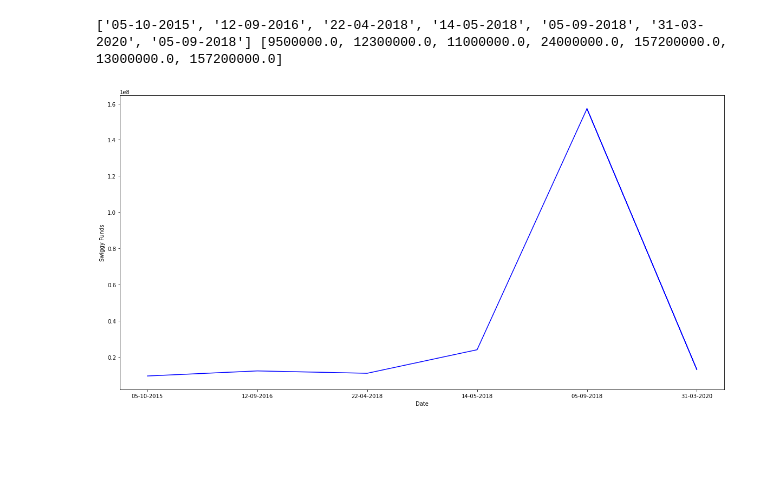
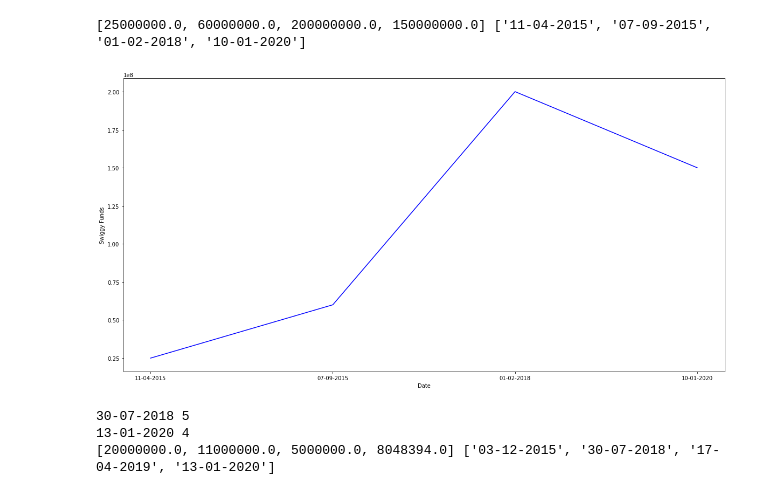
Before and after one commit to rahul9115/internship, a Jupyter notebook: analysis.ipynb, the cells around one changed output. Saved outputs shown, nothing was run; the diff lists cells and outputs as text; code cells hidden in the pictures; blank space fills up the shorter version.

```diff
--- a/analysis.ipynb
+++ b/analysis.ipynb
@@ -37,6 +26,8 @@ def plot(x1,y1,x,y):
     x2=[]
     date=''
     for i in y:
+        if i=="undisclosed":
+            continue
         for j in i:
             if j==",":
                 continue
@@ -44,11 +35,14 @@ def plot(x1,y1,x,y):
                 amount=amount+j
         i=float(amount)
         z.append(i)
+
         amount=''
     z.reverse()
 
 
     for i in y1:
+        if i=="undisclosed":
+            continue
         for j in i:
             if j==",":
                 continue
@@ -68,41 +62,77 @@ def plot(x1,y1,x,y):
         x2.append(date)
         date=''
     x2.reverse()
+    m=x2
     k=0
-    for i in range(0,len(x2),1):
-        for j in range(0,len(x2),1):
-            if i==j:
-                continue
-            if x2[i]==x2[j]:
-                k=j
-                z.remove(k)
-    x2=list(dict.fromkeys(x2))
-
+    n=0
+    b=0
     for i in x1:
         x2.append(i)
 
+    for i in x2:
+        for j in m:
+            if b==n:
+                b=b+1
+                continue
+            if i==j:
+                z.pop(b)
+                x2.pop(b)
+                b=b+1
+            b=b+1
 
-    print(x2,z)
+        n=n+1
+        b=0
+
+
+    print(z,x2)
     plt.figure(figsize=(20,10))
     plt.plot(x2,z,color="blue")
     plt.xlabel('Date')
     plt.ylabel('Swiggy Funds')
     plt.show()
 # %%
-df=pd.read_csv('startup_funding.csv')
+df=pd.read_csv('startup_funding (1).csv')
 df = df[df['Amount in USD'].notna()]
-cdf=df.loc[df['Startup Name']=='Zomato']
+cdf=df.loc[df['Startup Name']=="Zomato"]
 
 
 df=pd.read_csv('merge.csv')
 df = df[df['Amount (In USD)'].notna()]
-cdf1=df.loc[df['Startup Name']=='Zomato']
+cdf1=df.loc[df['Startup Name']=="Zomato"]
 
 x1=cdf1['Date (dd/mm/yyyy)'].values
 y1=cdf1['Amount (In USD)'].values
 x=cdf['Date dd/mm/yyyy'].values
 y=cdf['Amount in USD'].values
 plot(x1,y1,x,y)
 # %% [output]
-['05-10-2015', '12-09-2016', '22-04-2018', '14-05-2018', '05-09-2018', '31-03-2020', '05-09-2018'] [9500000.0, 12300000.0, 11000000.0, 24000000.0, 157200000.0, 13000000.0, 157200000.0]
+[25000000.0, 60000000.0, 200000000.0, 150000000.0] ['11-04-2015', '07-09-2015', '01-02-2018', '10-01-2020']
-[figure, old version]
+[figure, new version]
+# %%
+x2=['03-12-2015', '30-07-2018', '17-04-2019', '13-01-2020', '13-01-2020', '30-07-2018']
+z=[20000000.0, 11000000.0, 5000000.0, 8048394.0, 8048394.0, 11000000.0]
+m=x2
+n=0
+for i in x2:
+
+    for j in m:
+
+        if b==n:
+            b=b+1
+            continue
+        if i==j:
+            z.pop(b)
+            print(j,b)
+            x2.pop(b)
+            b=b+1
+        b=b+1
+
+    n=n+1
+    b=0
+
+
+print(z,x2)
+# %% [output]
+30-07-2018 5
+13-01-2020 4
+[20000000.0, 11000000.0, 5000000.0, 8048394.0] ['03-12-2015', '30-07-2018', '17-04-2019', '13-01-2020']
```
Also changed, not shown: parts of 1 cell of this notebook.
